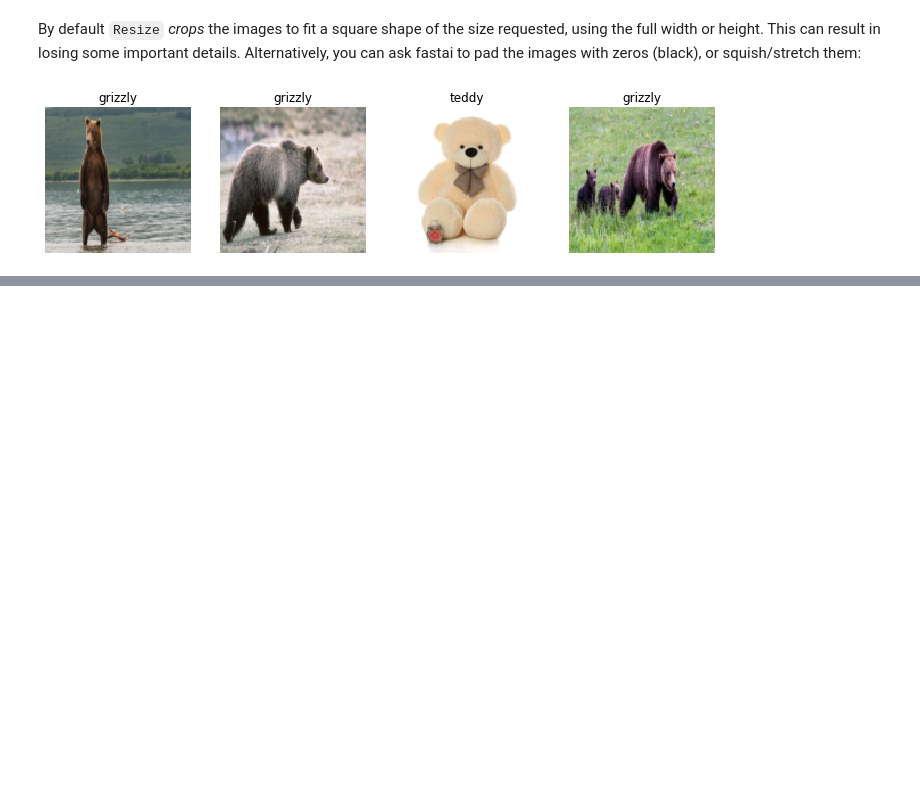
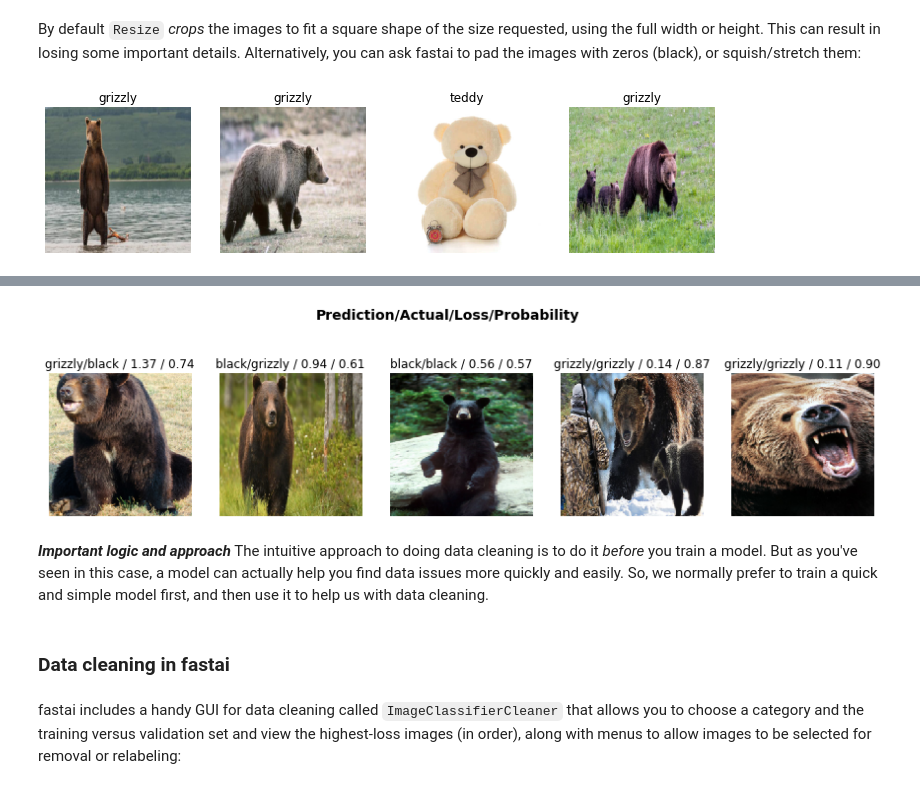
Before and after one commit to awmoawad/fastbook, a Jupyter notebook: my version/My_notes.ipynb, the cells around one changed output, grey strips where cells are left out. Saved outputs shown, nothing was run; the diff lists cells and outputs as text; code cells hidden in the pictures; blank space fills up the shorter version.

Commit message:
cleaning classifier

```diff
--- a/my version/My_notes.ipynb
+++ b/my version/My_notes.ipynb
@@ -97,0 +146,11 @@ dls.valid.show_batch(max_n=4, nrows=1)
+# %%
+interp.plot_top_losses(5, nrows=1)
+# %% [output]
+[figure, added]
+# %% [markdown]
+***Important logic and approach***
+The intuitive approach to doing data cleaning is to do it *before* you train a model. But as you've seen in this case, a model can actually help you find data issues more quickly and easily. So, we normally prefer to train a quick and simple model first, and then use it to help us with data cleaning.
+# %% [markdown]
+### Data cleaning in fastai
+# %% [markdown]
+fastai includes a handy GUI for data cleaning called `ImageClassifierCleaner` that allows you to choose a category and the training versus validation set and view the highest-loss images (in order), along with menus to allow images to be selected for removal or relabeling:
```
Also changed, not shown: parts of 16 cells of this notebook.
